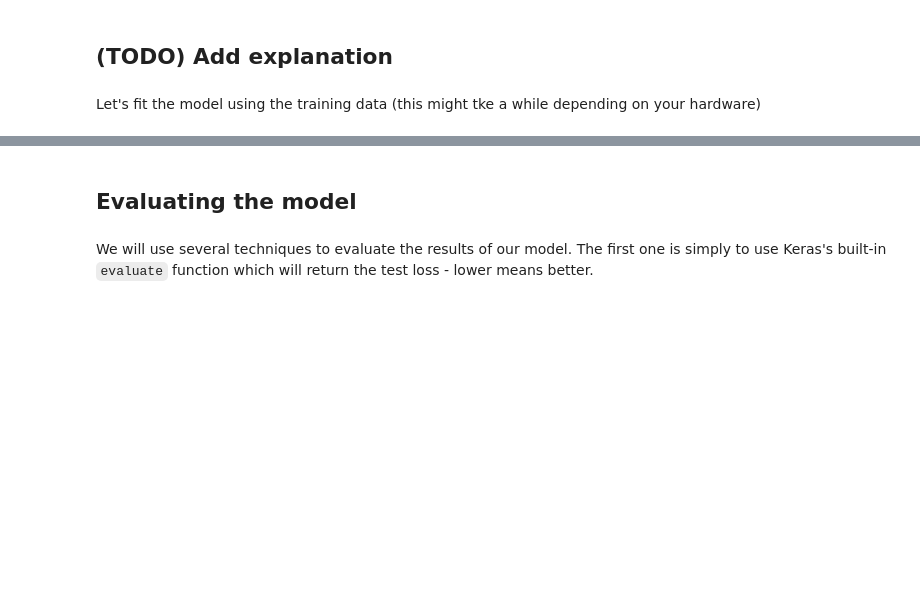
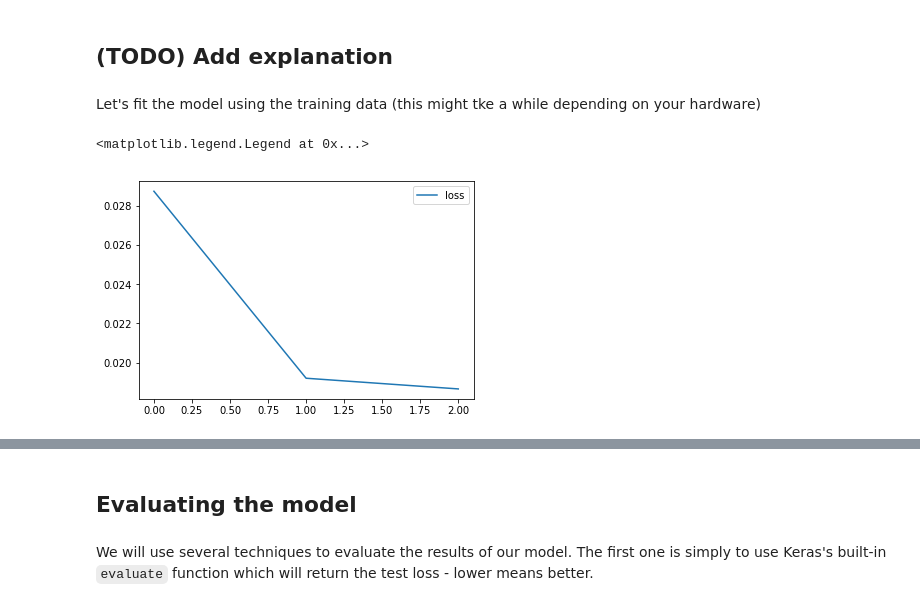
Before and after one commit to urigoren/nlp_ner_workshop, a Jupyter notebook: notebooks/NER with CNN.ipynb, the cells around one changed output, grey strips where cells are left out. Cells and saved outputs as stored; diff of their text form; code cells hidden in the pictures; blank space fills up the shorter version.

```diff
--- a/notebooks/NER with CNN.ipynb
+++ b/notebooks/NER with CNN.ipynb
@@ -95,10 +89,10 @@ def filter_sequences(sequences, max_length=256):
     print(f'% of short sequences: {100 * len(short_sequences)/len(sequences)}')
     X = [[c[0] for c in x] for x in short_sequences]
     y = [[c[1] for c in y] for y in short_sequences]
-#     for i, y in enumerate(short_sequences[:100]):
-#         print(y)
-#         for c in y:
-#             print(c[1])
+    for i, y in enumerate(short_sequences[:50]):
+        print(y)
+        for c in y:
+            print(c[1])
     return X, y
 # %%
 max_length = 256
@@ -293,8 +287,11 @@ Let's fit the model using the training data (this might tke a while depending on
 # %%
 # plot some data
 plt.plot(r.history['loss'], label='loss')
-plt.plot(r.history['val_loss'], label='val_loss')
+# plt.plot(r.history['val_loss'], label='val_loss')
 plt.legend()
+# %% [output]
+<matplotlib.legend.Legend at 0x...>
+[figure, added]
 # %%
 # accuracies
 plt.plot(r.history['acc'], label='acc')
```
Also changed, not shown: parts of 6 cells of this notebook.
